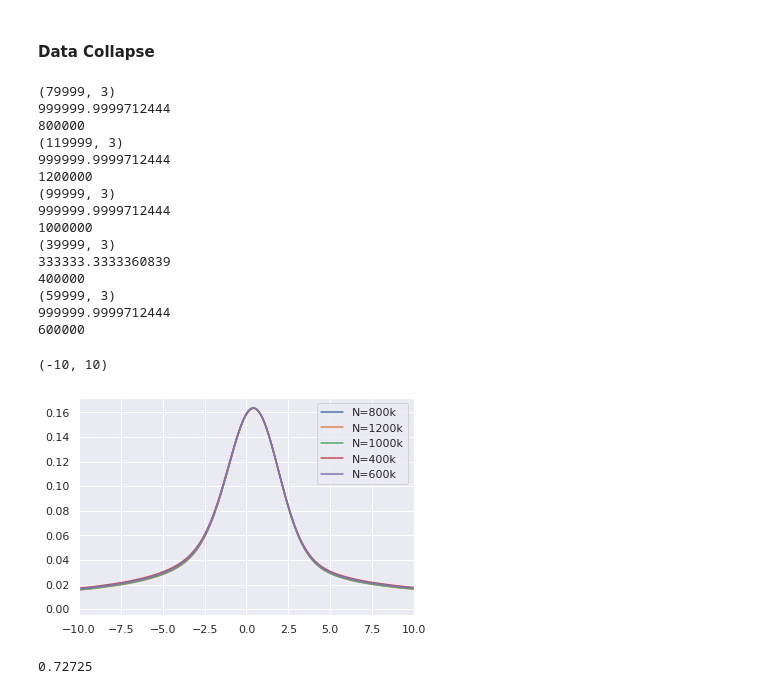
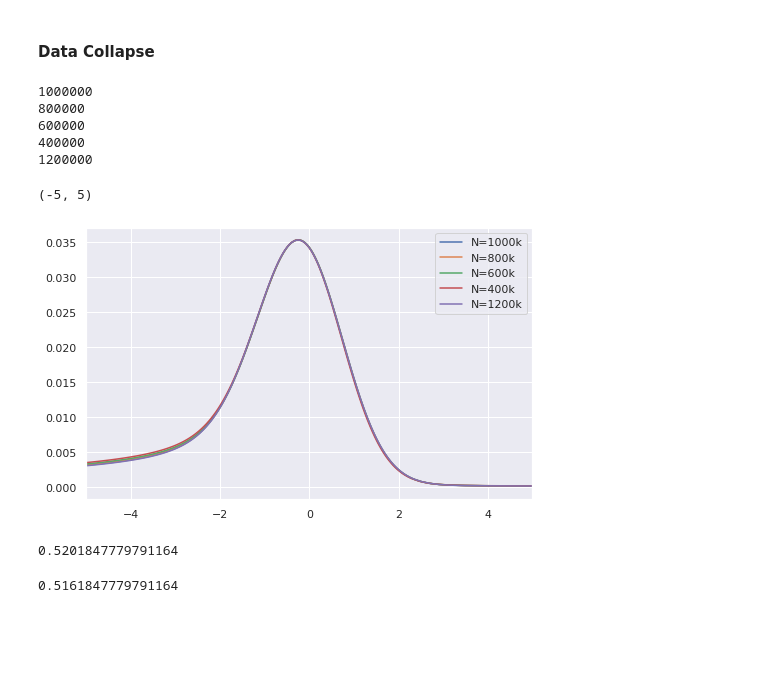
Before and after one commit to rg-nep/BA_ExplosiveFirstOrder, a Jupyter notebook: jupyter/specific-heat.ipynb, the cells around one changed output. Saved outputs shown, nothing was run; the diff lists cells and outputs as text; code cells hidden in the pictures; blank space fills up the shorter version.

```diff
--- a/jupyter/specific-heat.ipynb
+++ b/jupyter/specific-heat.ipynb
@@ -65,8 +69,8 @@ tc=0.72775
 # %% [markdown]
 ## Load data from file
 # %%
-min_limit=0.7
-max_limit=0.8
+min_limit=0.95
+max_limit=0.99
 # %%
 data=dict()
 for file in files:
@@ -195,3 +185,5 @@ LinregressResult(slope=0.3370708275787049, intercept=0.7272758516059589, rvalue=
+# %%
+tc = 0.9712994685782114
 # %% [markdown]
 ### finding $1/\nu$
 # %%
@@ -257,8 +244,8 @@ intersection_x[:,1] = np.abs(intersection_x[:,1]-tc)
 intersection_x[:,3] = np.abs(intersection_x[:,3]-tc)
 # %%
 log_data = np.log(intersection_x)
-plt.plot(log_data[:,0], log_data[:,3], 'o')
-regress = stats.linregress(log_data[:,0], log_data[:,3])
+plt.plot(log_data[:,0], log_data[:,1], 'o')
+regress = stats.linregress(log_data[:,0], log_data[:,1])
 print(regress)
 y = regress[0]*log_data[:,0] + regress[1]
 plt.plot(log_data[:,0], y)
@@ -276,41 +263,37 @@ print(0.884/1.946)
 0.45426515930113054
 # %% [markdown]
 #### Data Collapse
+# %%
+one_by_nu = 0.5121847779791164
+alpha_by_nu=0.5709302763399081
+tc= 0.9712994685782114
 # %%
-one_by_nu = 0.513874614594039
-alpha_by_nu=0.514096250213949
-
-tc=0.72727
-
+# tc -= 0.0001
+one_by_nu += 0.002
+plt.figure(figsize=(8, 5))
 for N in data.keys():
-    print(data[N].shape)
+#     print(data[N].shape)
     t, H, P = data[N].T
     X = find_specific_heat(t, H, N)
     x=(t-tc)*N**(one_by_nu)
     y=X*N**(-alpha_by_nu)
     plt.plot(x[1:], y, label='N={}k'.format(N//1000))
     pass
 plt.legend()
-plt.xlim([-10, 10])
+plt.xlim([-5, 5])
 # %% [output]
-(79999, 3)
-999999.9999712444
+1000000
 800000
-(119999, 3)
-999999.9999712444
+600000
+400000
 1200000
-(99999, 3)
-999999.9999712444
-1000000
-(39999, 3)
-333333.3333360839
-400000
-(59999, 3)
-999999.9999712444
-600000
-(-10, 10)
+(-5, 5)
-[figure, old version]
+[figure, new version]
-# %%
-tc
-# %% [output]
-0.72725
+# %%
+one_by_nu
+# %% [output]
+0.5201847779791164
+# %%
+one_by_nu
+# %% [output]
+0.5161847779791164
```
Also changed, not shown: parts of 13 cells of this notebook, 7 other files.
